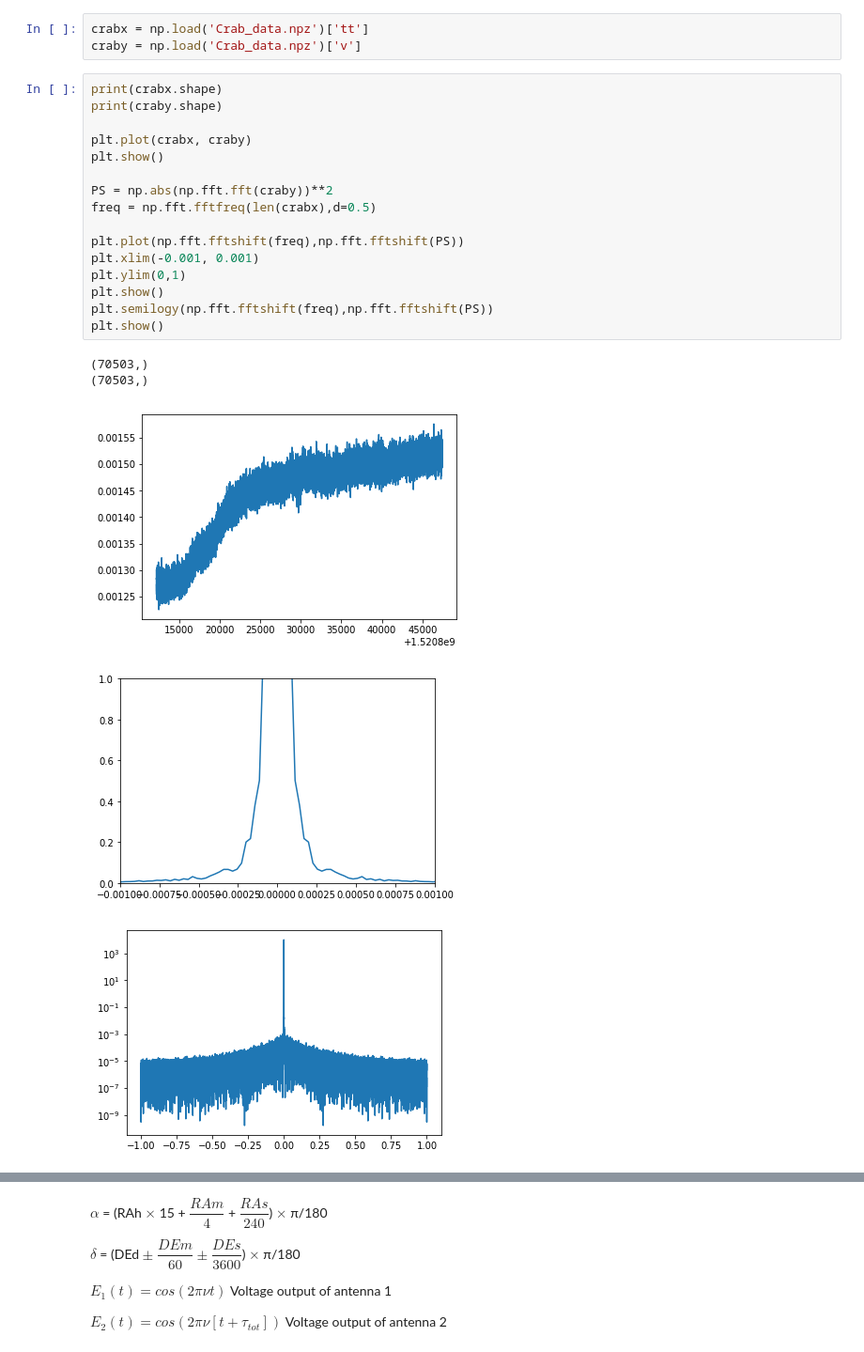
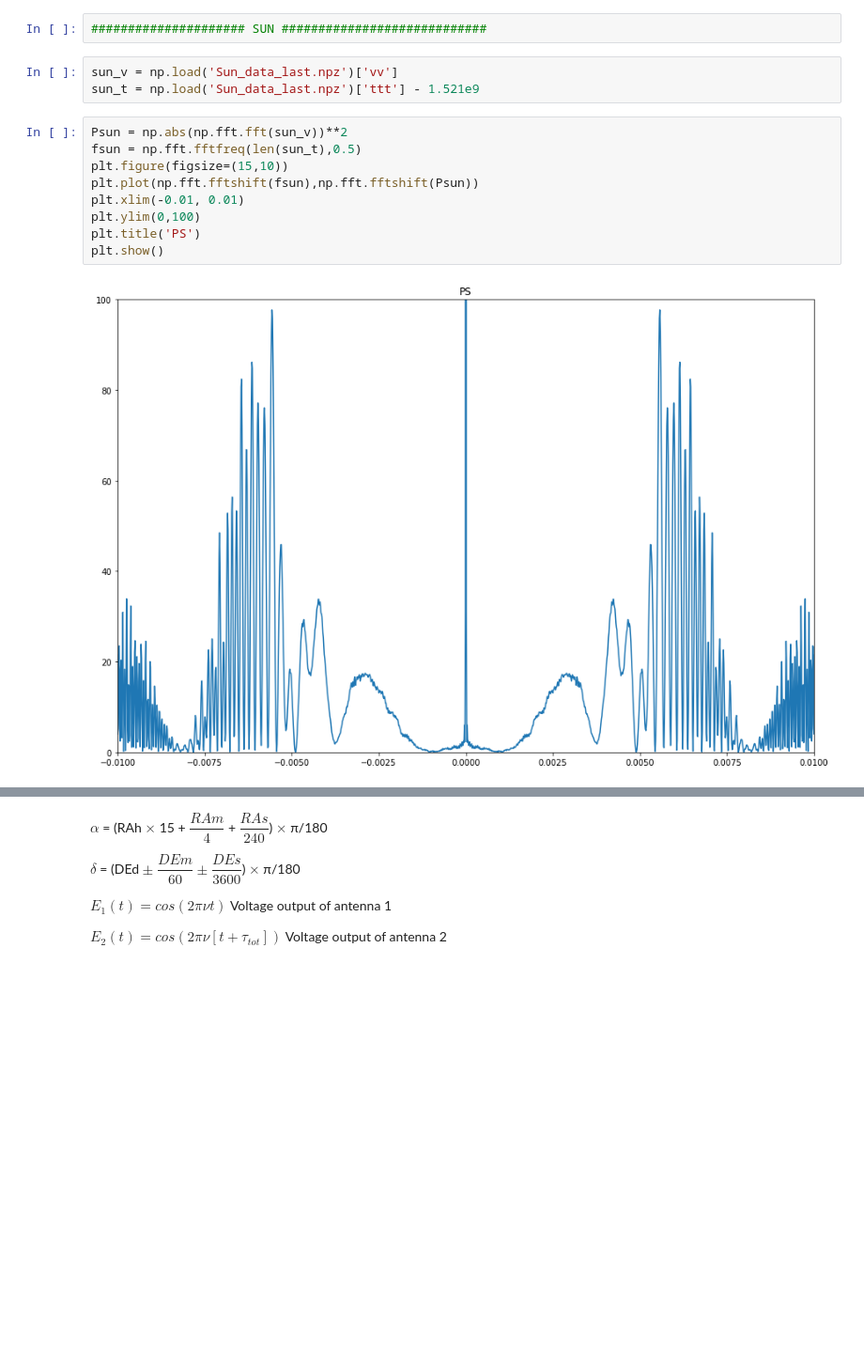
Before and after one commit to ychen38568083/RadioLab, a Jupyter notebook: Lab3.ipynb, the cells around one changed output, grey strips where cells are left out. Shown at 94% size. Cells and saved outputs as stored; diff of their text form; blank space fills up the shorter version.

```diff
--- a/Lab3.ipynb
+++ b/Lab3.ipynb
@@ -32,25 +163,16 @@ plt.show()
+# %%
+##################### SUN ############################
 # %%
-crabx = np.load('Crab_data.npz')['tt']
-craby = np.load('Crab_data.npz')['v']
+sun_v = np.load('Sun_data_last.npz')['vv']
+sun_t = np.load('Sun_data_last.npz')['ttt'] - 1.521e9
 # %%
-print(crabx.shape)
-print(craby.shape)
-
-plt.plot(crabx, craby)
+Psun = np.abs(np.fft.fft(sun_v))**2
+fsun = np.fft.fftfreq(len(sun_t),0.5)
+plt.figure(figsize=(15,10))
+plt.plot(np.fft.fftshift(fsun),np.fft.fftshift(Psun))
+plt.xlim(-0.01, 0.01)
+plt.ylim(0,100)
+plt.title('PS')
 plt.show()
-
-PS = np.abs(np.fft.fft(craby))**2
-freq = np.fft.fftfreq(len(crabx),d=0.5)
-
-plt.plot(np.fft.fftshift(freq),np.fft.fftshift(PS))
-plt.xlim(-0.001, 0.001)
-plt.ylim(0,1)
-plt.show()
-plt.semilogy(np.fft.fftshift(freq),np.fft.fftshift(PS))
-plt.show()
 # %% [output]
-(70503,)
-(70503,)
-[figure, old version]
+[figure, new version]
-[figure, removed]
-[figure, removed]
```
Also changed, not shown: parts of 19 cells of this notebook, 1 other file.
